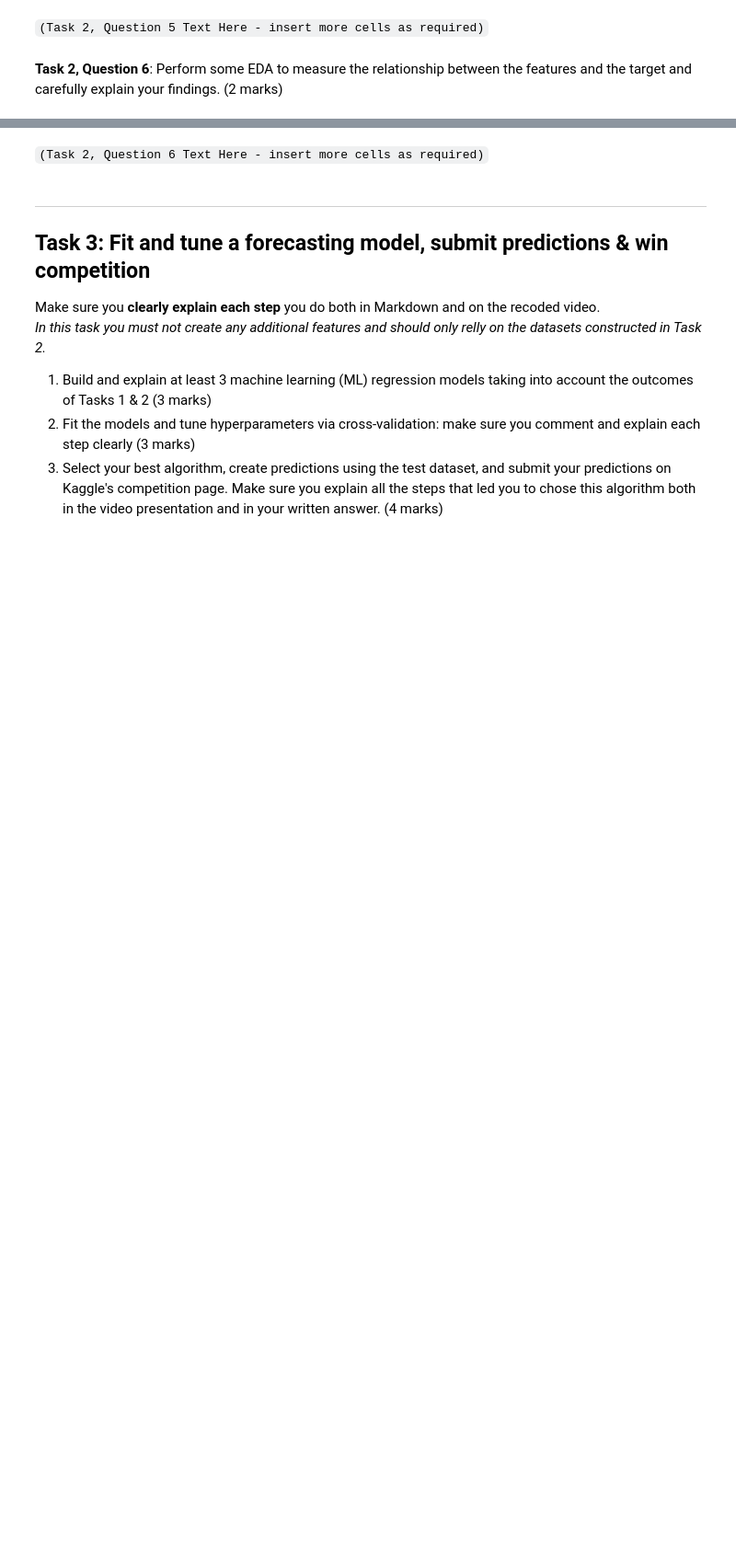
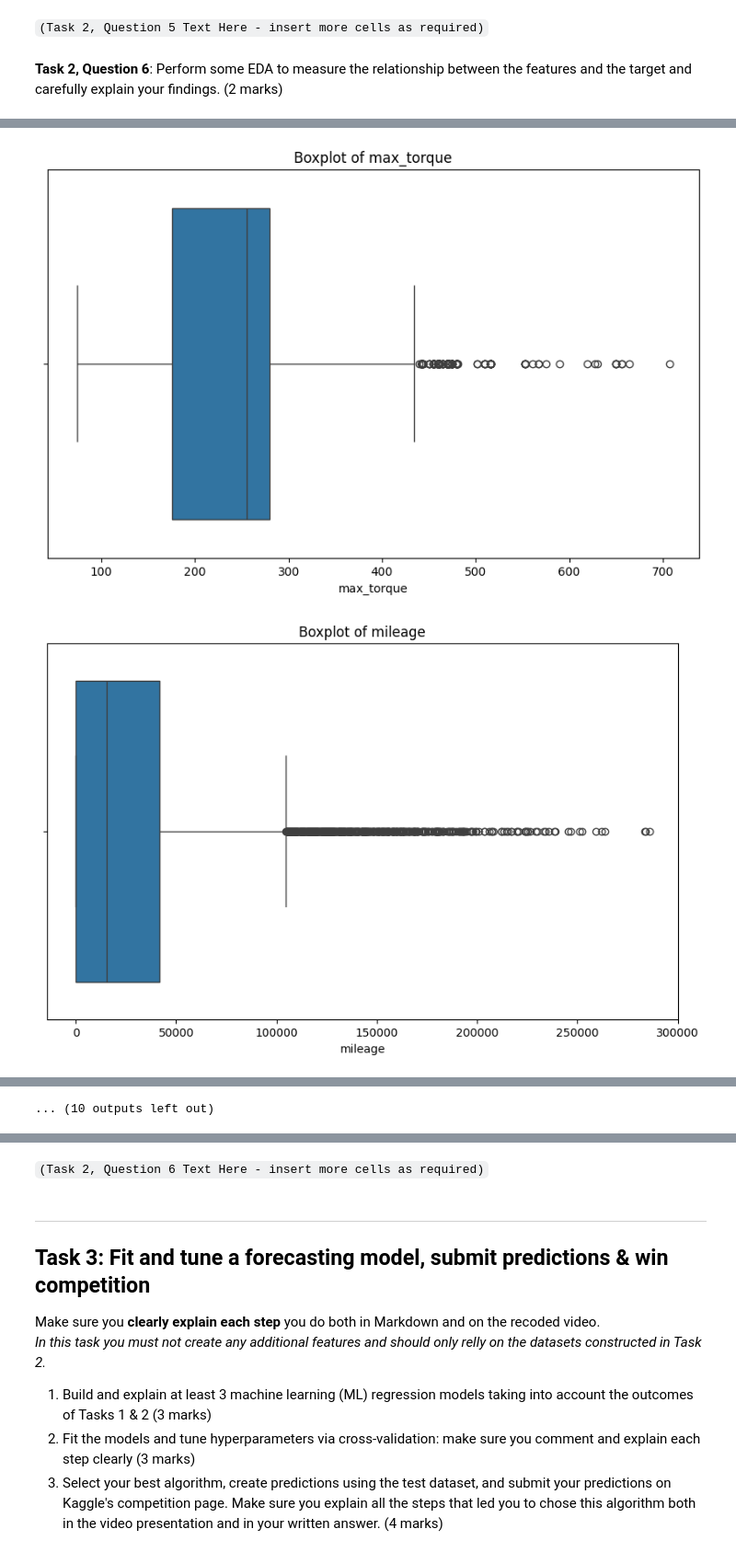
Before and after one commit to Tomor4341/Used-Car-Sales-Analysis, a Jupyter notebook: S1_2024_BUSA3020.ipynb, the cells around one changed output, grey strips where cells are left out. Shown at 92% size. Cells and saved outputs as stored; diff of their text form; code cells hidden in the pictures; blank space fills up the shorter version.

```diff
--- a/S1_2024_BUSA3020.ipynb
+++ b/S1_2024_BUSA3020.ipynb
@@ -378,6 +380,10 @@ test_cleaner.extract_multiple_numerical_values('power', 'max_power', 'power_rpm'
 train_cleaner.df['car_age'] = 2024 - train_cleaner.df['year']
 
 test_cleaner.df['car_age'] = 2024 - test_cleaner.df['year']
+# %%
+train_cleaner.df.drop(['year'], axis=1, inplace=True)
+
+test_cleaner.df.drop(['year'], axis=1, inplace=True)
 # %%
 def time_extract(df, feat):
     listed_date_idx = df.columns.get_loc(feat)
@@ -533,0 +657,22 @@ memory usage: 3.4 MB
+# %%
+# boxplot of numerical features
+
+def plot_boxplot(df, features):
+    fig, axes = plt.subplots(2, 3, figsize=(20, 10))
+    axes = axes.flatten()
+
+    for i, feat in enumerate(features):
+        sns.boxplot(x=df[feat], ax=axes[i])
+        axes[i].set_title(f'Boxplot of {feat}')
+
+    plt.tight_layout()
+    plt.show()
+
+for feat in rf_selected_numerical:
+    plt.figure(figsize=(10, 6))
+    sns.boxplot(x=train_encoded_df[feat])
+    plt.title(f'Boxplot of {feat}')
+    plt.show()
+# %% [output]
+[figure, added]
+[figure, added]
@@ -533,0 +689 @@ memory usage: 3.4 MB
+... (10 outputs left out)
```
Also changed, not shown: parts of 37 cells of this notebook, 1 other file.
